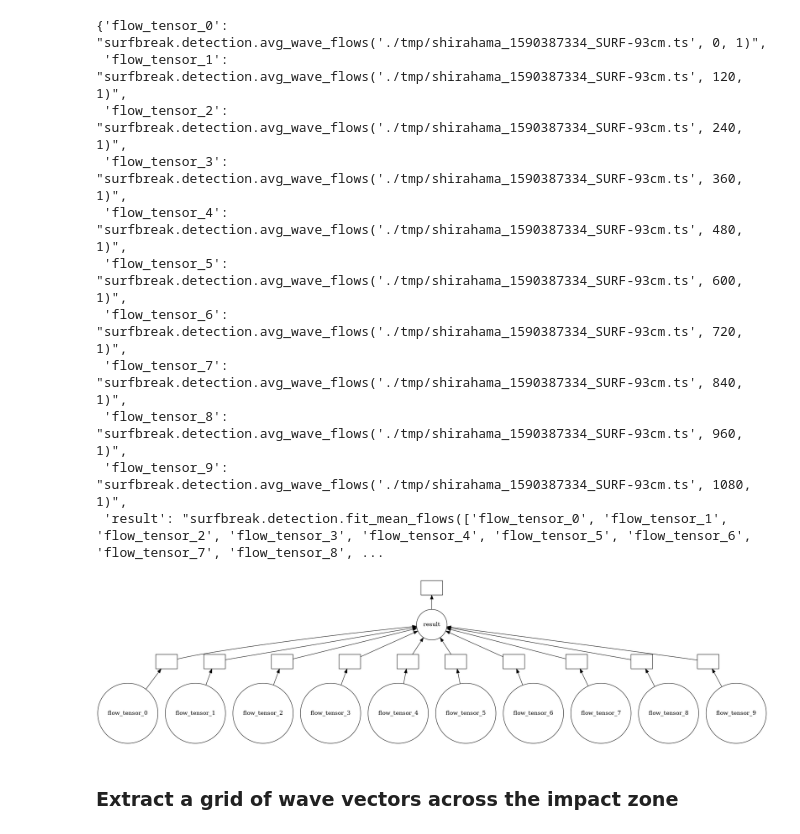
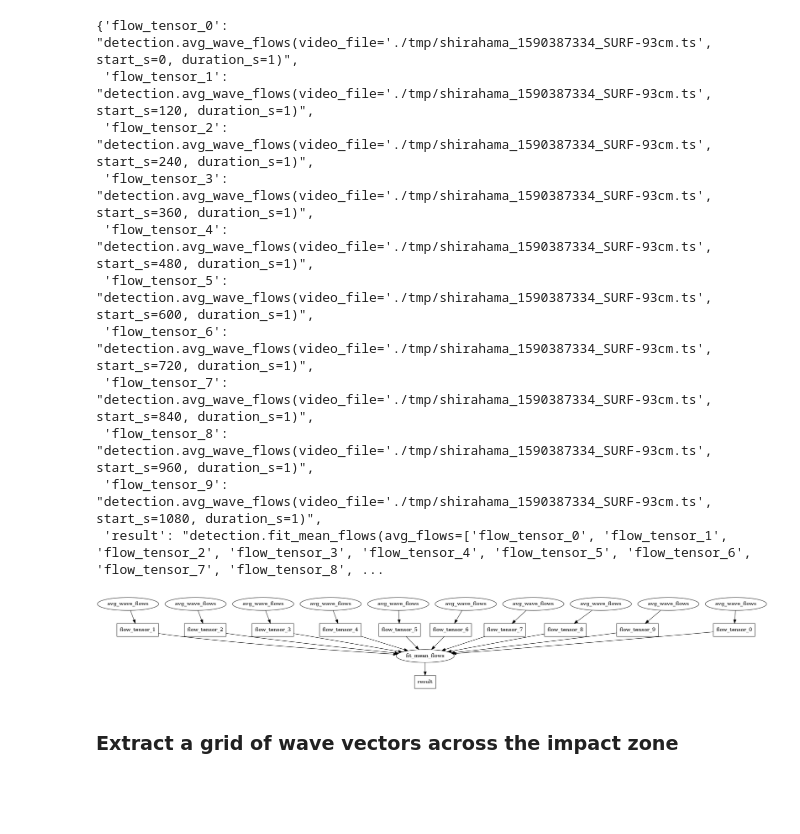
Before and after one commit to sjobeek/surfbreak, a Jupyter notebook: 03_perspective_transform.ipynb, the cells around one changed output. Saved outputs shown, nothing was run; the diff lists cells and outputs as text; code cells hidden in the pictures; blank space fills up the shorter version.

Commit message:
Improved graph visualization utilities

```diff
--- a/03_perspective_transform.ipynb
+++ b/03_perspective_transform.ipynb
@@ -31,23 +24,23 @@ Decoding ./tmp/shirahama_1590387334_SURF-93cm.ts  Duration: 20.1m (1204.98s)  FP
 (1080, 1920, 2)
 (0, 1764) (284, 675)
 # %%
-pipelines.describe_graph(flow_fit_graph)
+graphutils.describe_graph(flow_fit_graph)
 # %% [output]
-{'flow_tensor_0': "surfbreak.detection.avg_wave_flows('./tmp/shirahama_1590387334_SURF-93cm.ts', 0, 1)",
- 'flow_tensor_1': "surfbreak.detection.avg_wave_flows('./tmp/shirahama_1590387334_SURF-93cm.ts', 120, 1)",
- 'flow_tensor_2': "surfbreak.detection.avg_wave_flows('./tmp/shirahama_1590387334_SURF-93cm.ts', 240, 1)",
- 'flow_tensor_3': "surfbreak.detection.avg_wave_flows('./tmp/shirahama_1590387334_SURF-93cm.ts', 360, 1)",
- 'flow_tensor_4': "surfbreak.detection.avg_wave_flows('./tmp/shirahama_1590387334_SURF-93cm.ts', 480, 1)",
- 'flow_tensor_5': "surfbreak.detection.avg_wave_flows('./tmp/shirahama_1590387334_SURF-93cm.ts', 600, 1)",
- 'flow_tensor_6': "surfbreak.detection.avg_wave_flows('./tmp/shirahama_1590387334_SURF-93cm.ts', 720, 1)",
- 'flow_tensor_7': "surfbreak.detection.avg_wave_flows('./tmp/shirahama_1590387334_SURF-93cm.ts', 840, 1)",
- 'flow_tensor_8': "surfbreak.detection.avg_wave_flows('./tmp/shirahama_1590387334_SURF-93cm.ts', 960, 1)",
- 'flow_tensor_9': "surfbreak.detection.avg_wave_flows('./tmp/shirahama_1590387334_SURF-93cm.ts', 1080, 1)",
- 'result': "surfbreak.detection.fit_mean_flows(['flow_tensor_0', 'flow_tensor_1', 'flow_tensor_2', 'flow_tensor_3', 'flow_tensor_4', 'flow_tensor_5', 'flow_tensor_6', 'flow_tensor_7', 'flow_tensor_8', ...
+{'flow_tensor_0': "detection.avg_wave_flows(video_file='./tmp/shirahama_1590387334_SURF-93cm.ts', start_s=0, duration_s=1)",
+ 'flow_tensor_1': "detection.avg_wave_flows(video_file='./tmp/shirahama_1590387334_SURF-93cm.ts', start_s=120, duration_s=1)",
+ 'flow_tensor_2': "detection.avg_wave_flows(video_file='./tmp/shirahama_1590387334_SURF-93cm.ts', start_s=240, duration_s=1)",
+ 'flow_tensor_3': "detection.avg_wave_flows(video_file='./tmp/shirahama_1590387334_SURF-93cm.ts', start_s=360, duration_s=1)",
+ 'flow_tensor_4': "detection.avg_wave_flows(video_file='./tmp/shirahama_1590387334_SURF-93cm.ts', start_s=480, duration_s=1)",
+ 'flow_tensor_5': "detection.avg_wave_flows(video_file='./tmp/shirahama_1590387334_SURF-93cm.ts', start_s=600, duration_s=1)",
+ 'flow_tensor_6': "detection.avg_wave_flows(video_file='./tmp/shirahama_1590387334_SURF-93cm.ts', start_s=720, duration_s=1)",
+ 'flow_tensor_7': "detection.avg_wave_flows(video_file='./tmp/shirahama_1590387334_SURF-93cm.ts', start_s=840, duration_s=1)",
+ 'flow_tensor_8': "detection.avg_wave_flows(video_file='./tmp/shirahama_1590387334_SURF-93cm.ts', start_s=960, duration_s=1)",
+ 'flow_tensor_9': "detection.avg_wave_flows(video_file='./tmp/shirahama_1590387334_SURF-93cm.ts', start_s=1080, duration_s=1)",
+ 'result': "detection.fit_mean_flows(avg_flows=['flow_tensor_0', 'flow_tensor_1', 'flow_tensor_2', 'flow_tensor_3', 'flow_tensor_4', 'flow_tensor_5', 'flow_tensor_6', 'flow_tensor_7', 'flow_tensor_8', ...
 # %%
-dask.visualize(flow_fit_graph)
+graphutils.visualize(flow_fit_graph, short_labels=True)
 # %% [output]
-[figure, old version]
+[figure, new version]
 # %% [markdown]
 ### Extract a grid of wave vectors across the impact zone
 # %%
```
Also changed, not shown: parts of 2 cells of this notebook, 4 other files.
